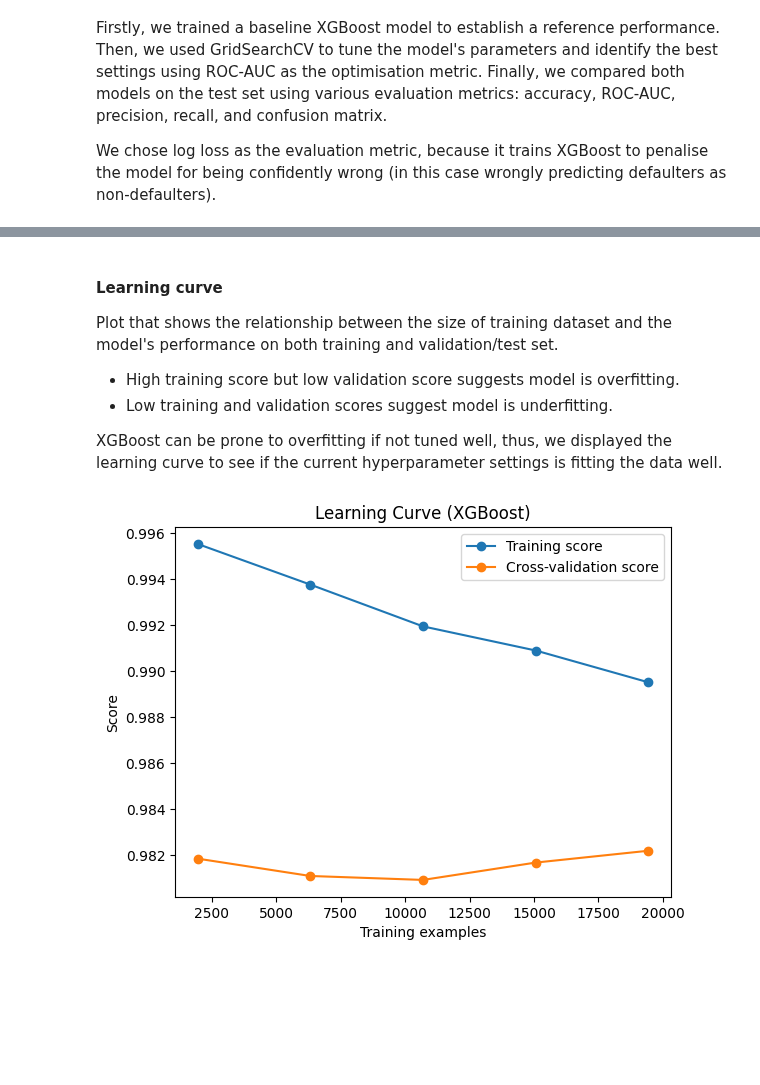
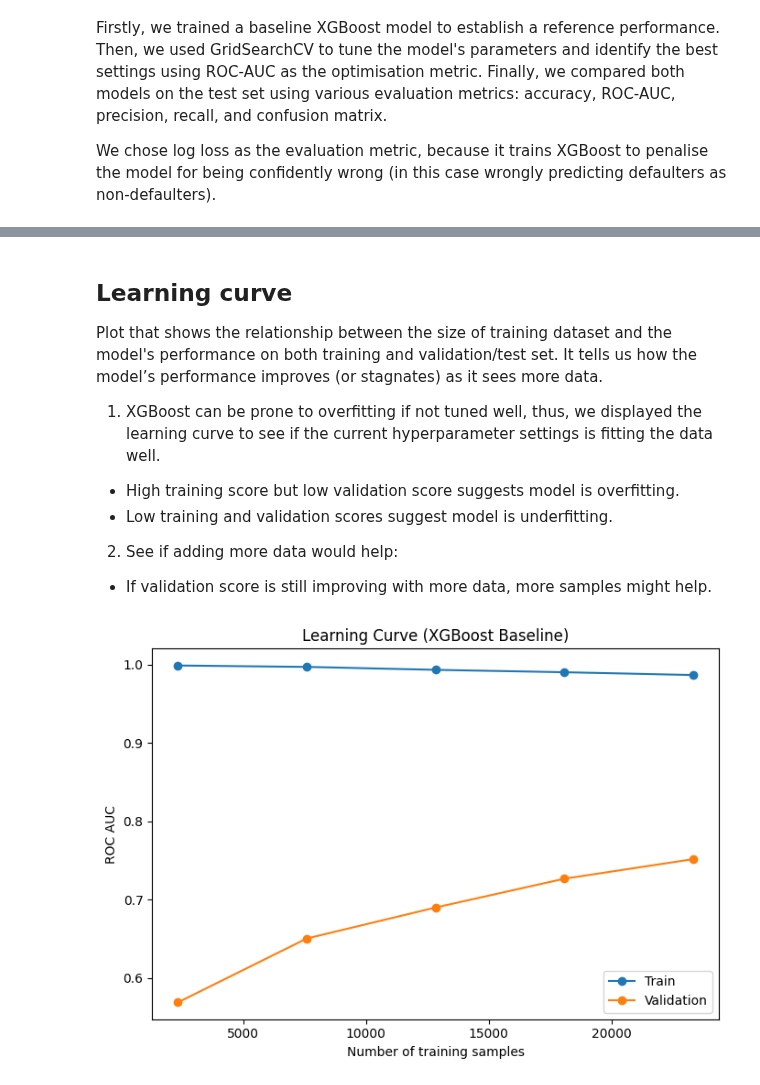
Before and after one commit to loowenwen/cs3244-project, a Jupyter notebook: src/final_random_forest.ipynb, the cells around one changed output, grey strips where cells are left out. Drawn from its saved outputs; the diff is of its cells as text; code cells hidden in the pictures; blank space fills up the shorter version.

```diff
--- a/src/final_random_forest.ipynb
+++ b/src/final_random_forest.ipynb
@@ -1018,15 +1018,3 @@ Confusion Matrix:
 Firstly, we trained a baseline XGBoost model to establish a reference performance. Then, we used GridSearchCV to tune the model's parameters and identify the best settings using ROC-AUC as the optimisation metric. Finally, we compared both models on the test set using various evaluation metrics: accuracy, ROC-AUC, precision, recall, and confusion matrix.
 
 We chose log loss as the evaluation metric, because it trains XGBoost to penalise the model for being confidently wrong (in this case wrongly predicting defaulters as non-defaulters).
-# %%
-xgb_clf = xgb.XGBClassifier(
-    n_estimators = 100,
-    max_depth = 5,
-    learning_rate = 0.1,
-    use_label_encoder = False,   # avoid deprecation warning
-    eval_metric = 'logloss',     # set for classification
-    random_state = 42
-)
-
-# Fit on training data
-xgb_clf.fit(X_train_reduced, y_train)
@@ -1238,27 +1226,32 @@ plt.show()
 # %% [markdown]
-#### Learning curve
+## Learning curve
 
-Plot that shows the relationship between the size of training dataset and the model's performance on both training and validation/test set.
+Plot that shows the relationship between the size of training dataset and the model's performance on both training and validation/test set. It tells us how the model’s performance improves (or stagnates) as it sees more data.
+
+1. XGBoost can be prone to overfitting if not tuned well, thus, we displayed the learning curve to see if the current hyperparameter settings is fitting the data well.
 - High training score but low validation score suggests model is overfitting.
 - Low training and validation scores suggest model is underfitting.
 
-XGBoost can be prone to overfitting if not tuned well, thus, we displayed the learning curve to see if the current hyperparameter settings is fitting the data well.
+
+2. See if adding more data would help:
+- If validation score is still improving with more data, more samples might help.
 # %%
 from sklearn.model_selection import learning_curve
 
 train_sizes, train_scores, test_scores = learning_curve(
-    best_xgb, X_train_reduced, y_train, cv=3, scoring='accuracy', n_jobs=1,
-    train_sizes = np.linspace(0.1, 1.0, 5)
+    xgb_base, X_train_reduced, y_train, cv=5,
+    scoring='roc_auc', n_jobs=-1,
+    train_sizes=np.linspace(0.1, 1.0, 5)
 )
-train_scores_mean = train_scores.mean(axis=1)
-test_scores_mean = test_scores.mean(axis=1)
 
-plt.plot(train_sizes, train_scores_mean, 'o-', label="Training score")
-plt.plot(train_sizes, test_scores_mean, 'o-', label="Cross-validation score")
-plt.xlabel("Training examples")
-plt.ylabel("Score")
+plt.figure(figsize=(7,5))
+plt.plot(train_sizes, train_scores.mean(axis=1), 'o-', label='Train')
+plt.plot(train_sizes, test_scores.mean(axis=1), 'o-', label='Validation')
+plt.xlabel('Number of training samples')
+plt.ylabel('ROC AUC')
+plt.title('Learning Curve (XGBoost Baseline)')
 plt.legend()
-plt.title("Learning Curve (XGBoost)")
+plt.tight_layout()
 plt.show()
 # %% [output]
-[figure, old version]
+[figure, new version]
```
Also changed, not shown: parts of 21 cells of this notebook.
